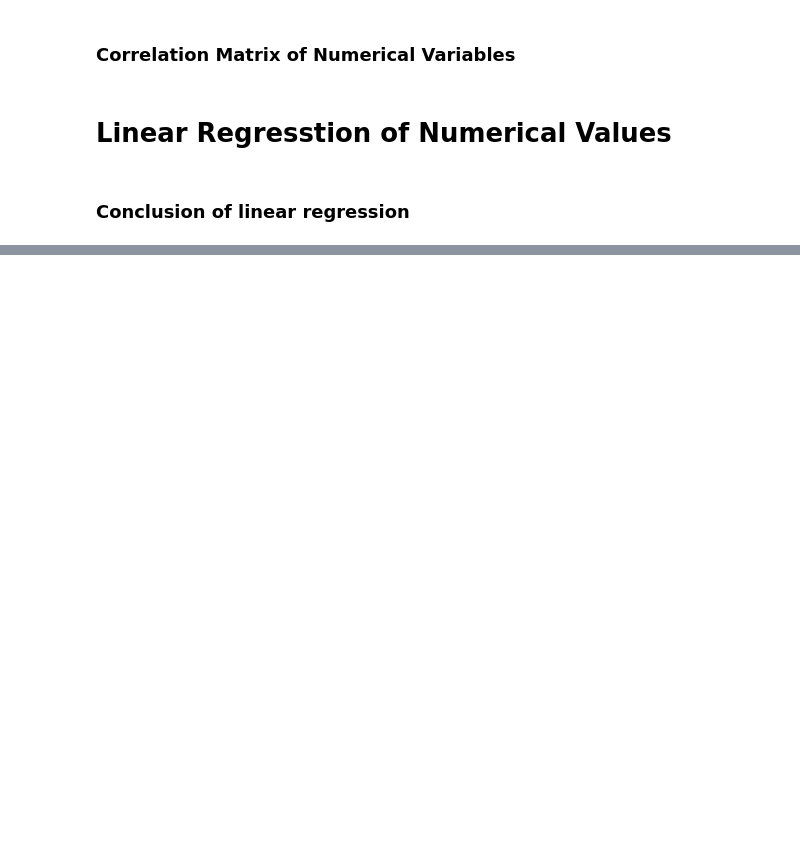
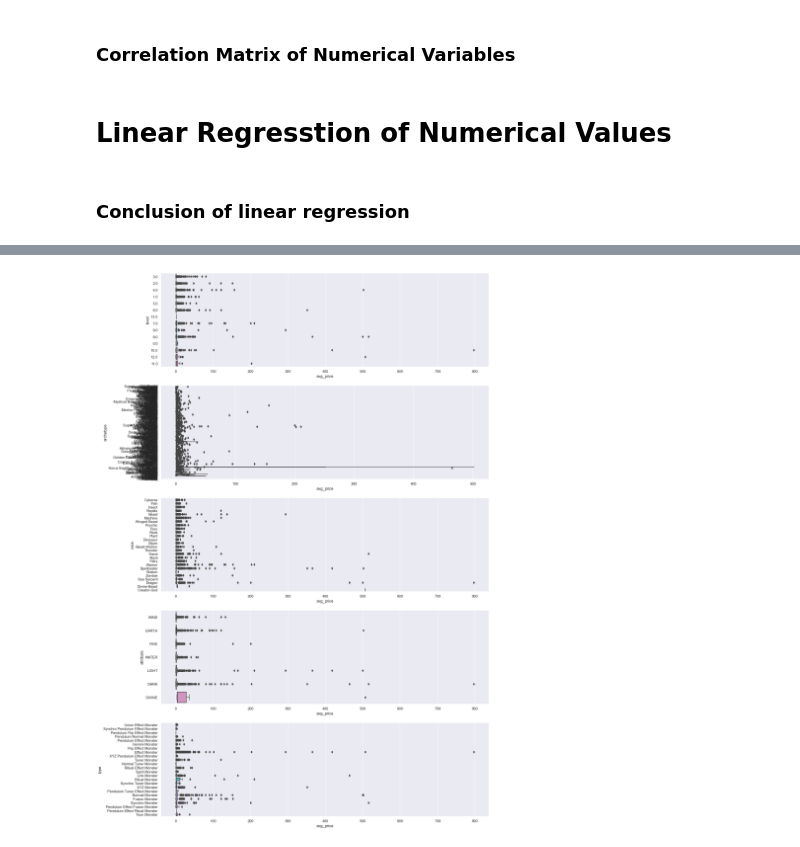
Before and after one commit to 16fb/SC1015_MiniProject, a Jupyter notebook: MiniProject_Yu-Gi-Oh.ipynb, the cells around one changed output, grey strips where cells are left out. Cells and saved outputs as stored; diff of their text form; code cells hidden in the pictures; blank space fills up the shorter version.

Commit message:
Created EDA OF CATEGORICAL VALUES

```diff
--- a/MiniProject_Yu-Gi-Oh.ipynb
+++ b/MiniProject_Yu-Gi-Oh.ipynb
@@ -340,0 +311,14 @@ Using the following variables to predict `avg_price`:
+# %%
+categories = ['level','archetype','race','attribute','type','avg_price']
+yugioh_data_categorical = yugioh_data[categories]
+# %%
+#yugioh_data.info()
+#yugioh_data.head()
+
+f, axes = plt.subplots(len(categories)-1, 1, figsize=(18, 30))
+count = 0
+for var in categories[:-1]:
+    sb.boxplot(data = yugioh_data_categorical, x="avg_price", y=var, orient = 'h', ax = axes[count], order = yugioh_data_categorical.groupby(var)['avg_price'].median().sort_values().index)
+    count+=1
+# %% [output]
+[figure, added]
```
Also changed, not shown: parts of 9 cells of this notebook.
